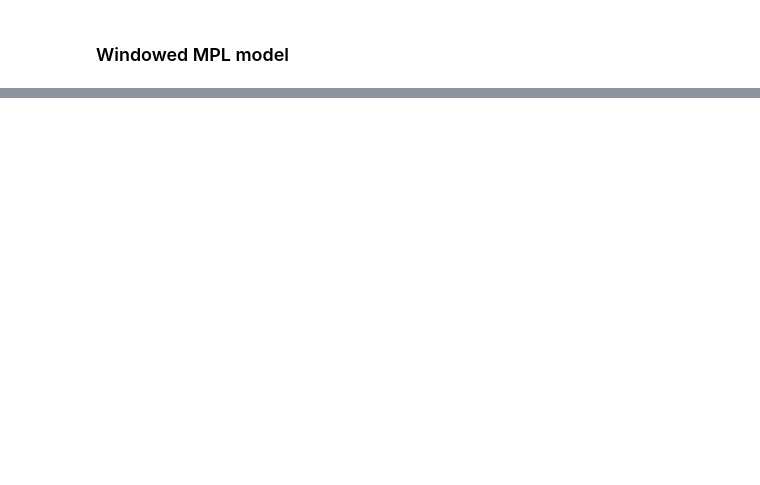
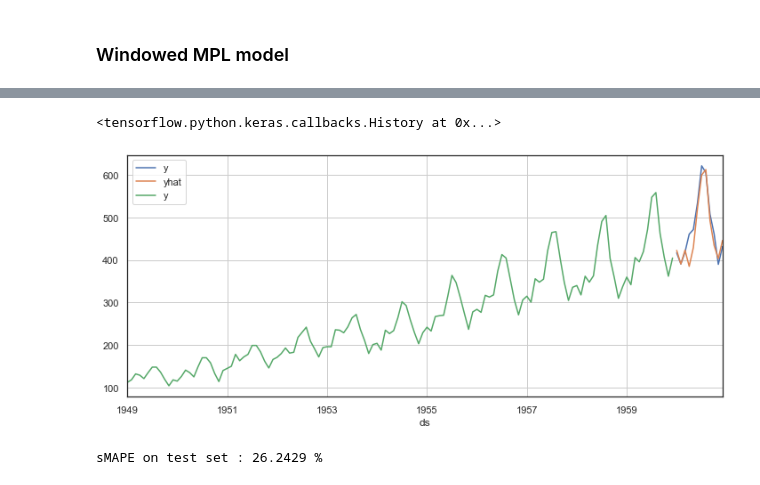
Before and after one commit to jzmnd/time-series-templates, a Jupyter notebook: time_series_templates.ipynb, the cells around one changed output, grey strips where cells are left out. Saved outputs shown, nothing was run; the diff lists cells and outputs as text; code cells hidden in the pictures; blank space fills up the shorter version.

Commit message:
Added windowed MLP model

```diff
--- a/time_series_templates.ipynb
+++ b/time_series_templates.ipynb
@@ -336,0 +370,27 @@ sMAPE on test set : 26.7465 %
+# %%
+model.fit(X, y, epochs=1000, verbose=0)
+# %% [output]
+<tensorflow.python.keras.callbacks.History at 0x...>
+# %%
+X_test = ts_nn.test_data.filter(like="y").iloc[:, :look_back].values
+# %%
+forecast = model.predict(X_test)[-1]
+# %%
+# invert differencing and scaling and revert to TS data
+forecast = ts_nn.inv_min_max_scale(forecast.reshape(-1, 1))
+ts_nn.reset_data()
+ts_nn.set_column_names("ds", "y")
+forecast = ts_nn.inv_difference(forecast, [ts_nn.train_data["y"].iloc[-1]])[1:]
+# %%
+df_test_p = ts.test_data.join(pd.Series(forecast.reshape(-1), name="yhat", index=ts_nn.test_data.index))
+# %%
+fig, ax = plt.subplots(1, figsize=(12, 5))
+df_test_p.set_index("ds").plot(ax=ax)
+ts.train_data.set_index("ds").plot(ax=ax)
+plt.grid();
+# %% [output]
+[figure, added]
+# %%
+print("sMAPE on test set : {:.4f} %".format(smape(df_test_p["yhat"], df_test_p["y"])))
+# %% [output]
+sMAPE on test set : 26.2429 %
```
Also changed, not shown: parts of 13 cells of this notebook.
